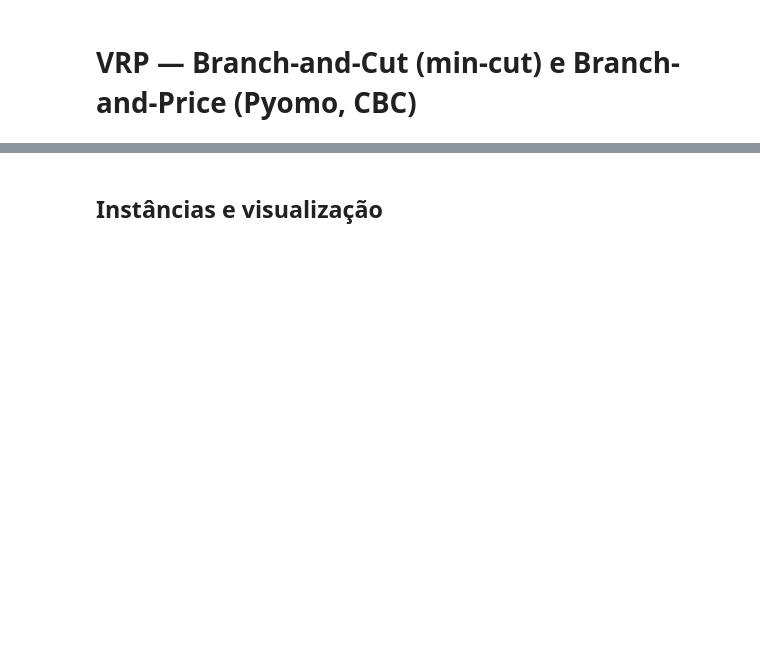
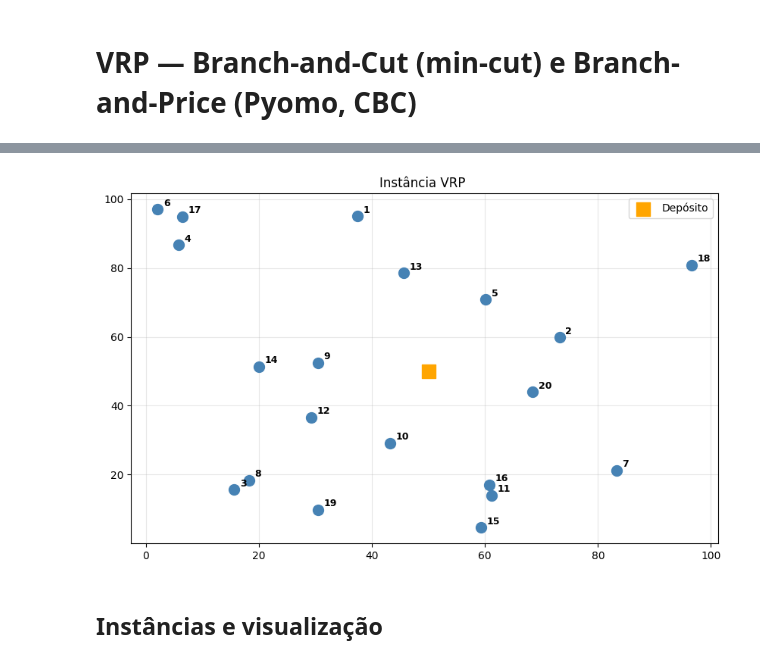
Before and after one commit to cdiegor/OtimizacaoCombinatoria, a Jupyter notebook: VRP_BC_BP_Pyomo.ipynb, the cells around one changed output, grey strips where cells are left out. Cells and saved outputs as stored; diff of their text form; code cells hidden in the pictures; blank space fills up the shorter version.

```diff
--- a/VRP_BC_BP_Pyomo.ipynb
+++ b/VRP_BC_BP_Pyomo.ipynb
@@ -56,2 +15,93 @@ def get_solver(max_seconds: int = 300):
+# %%
+import math, time, random
+import numpy as np
+import networkx as nx
+import matplotlib.pyplot as plt
+from dataclasses import dataclass
+from collections import defaultdict, deque
+from heapq import heappush, heappop
+
+# Tenta importar Pyomo
+try:
+    import pyomo.environ as pyo
+except ImportError:
+    print("Pyomo não instalado.")
+
+# Configuração Visual
+plt.rcParams["figure.figsize"] = (10, 6)
+
+@dataclass
+class VRPInstance:
+    n: int         # Clientes
+    K: int         # Veículos
+    Q: int         # Capacidade do Veículo
+    coords: np.ndarray
+    dist: np.ndarray
+
+def make_instance(n=20, K=4, Q=6, seed=42):
+    np.random.seed(seed)
+    depot = np.array([[50.0, 50.0]]) # Centro
+    # Clientes espalhados
+    clients = np.random.uniform(0, 100, size=(n, 2))
+    coords = np.vstack([depot, clients])
+
+    diff = coords[:,None,:] - coords[None,:,:]
+    dist = np.sqrt(np.sum(diff**2, axis=2))
+
+    return VRPInstance(n=n, K=K, Q=Q, coords=coords, dist=dist)
+
+def plot_routes(inst, routes, title="Rotas"):
+    plt.figure()
+    # Plota arestas das rotas
+    colors = plt.cm.tab10(np.linspace(0, 1, len(routes)))
+
+    for idx, r in enumerate(routes):
+        r_coords = inst.coords[r]
+        # Adiciona o retorno ao zero se não tiver
+        if r[-1] != 0:
+            r_coords = np.vstack([r_coords, inst.coords[0]])
+
+        plt.plot(r_coords[:,0], r_coords[:,1], c=colors[idx], linewidth=2, label=f"V{idx+1}", zorder=1)
+        # Setas
+        mid_idx = len(r)//2
+        plt.arrow(r_coords[mid_idx,0], r_coords[mid_idx,1],
+                  (r_coords[mid_idx+1,0]-r_coords[mid_idx,0])*0.01,
+                  (r_coords[mid_idx+1,1]-r_coords[mid_idx,1])*0.01,
+                  color=colors[idx], head_width=2)
+
+    # Plota nós
+    plt.scatter(inst.coords[1:,0], inst.coords[1:,1], c='steelblue', s=100, zorder=2)
+    plt.scatter(inst.coords[0,0], inst.coords[0,1], c='orange', marker='s', s=150, zorder=3, label="Depósito")
+
+    for i in range(1, inst.n+1):
+        plt.text(inst.coords[i,0]+1, inst.coords[i,1]+1, str(i), fontsize=9, fontweight='bold')
+
+    plt.title(title)
+    plt.legend()
+    plt.grid(True, alpha=0.3)
+    plt.show()
+
+def get_solver(max_seconds=300):
+    # Prioriza CBC, fallback GLPK
+    opt = pyo.SolverFactory('gurobi')
+    if opt.available():
+        opt.options['TimeLimit'] = max_seconds
+        return 'gurobi', opt
+    opt = pyo.SolverFactory('cbc')
+    if opt.available():
+        opt.options['seconds'] = max_seconds
+        return 'cbc', opt
+    opt = pyo.SolverFactory('glpk')
+    if opt.available():
+        opt.options['tmlim'] = max_seconds
+        return 'glpk', opt
+    return None, None
+
+# --- CRIAÇÃO DA INSTÂNCIA ---
+# Capacidade Q=5 força os 3-4 veículos a trabalharem duro
+inst = make_instance(n=20, K=4, Q=7, seed=42)
+plot_routes(inst, [], "Instância VRP ")
+# %% [output]
+[figure, added]
 # %% [markdown]
 ## Instâncias e visualização
```
Also changed, not shown: parts of 12 cells of this notebook.
